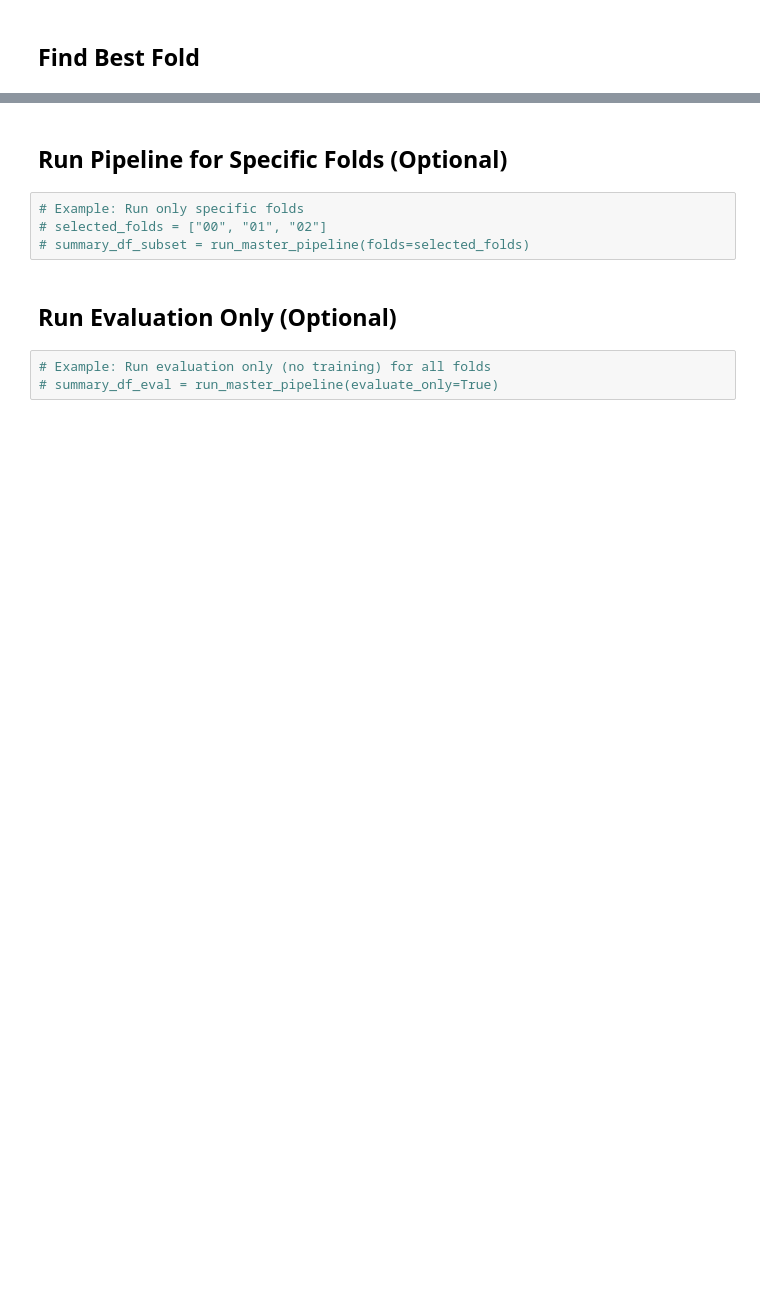
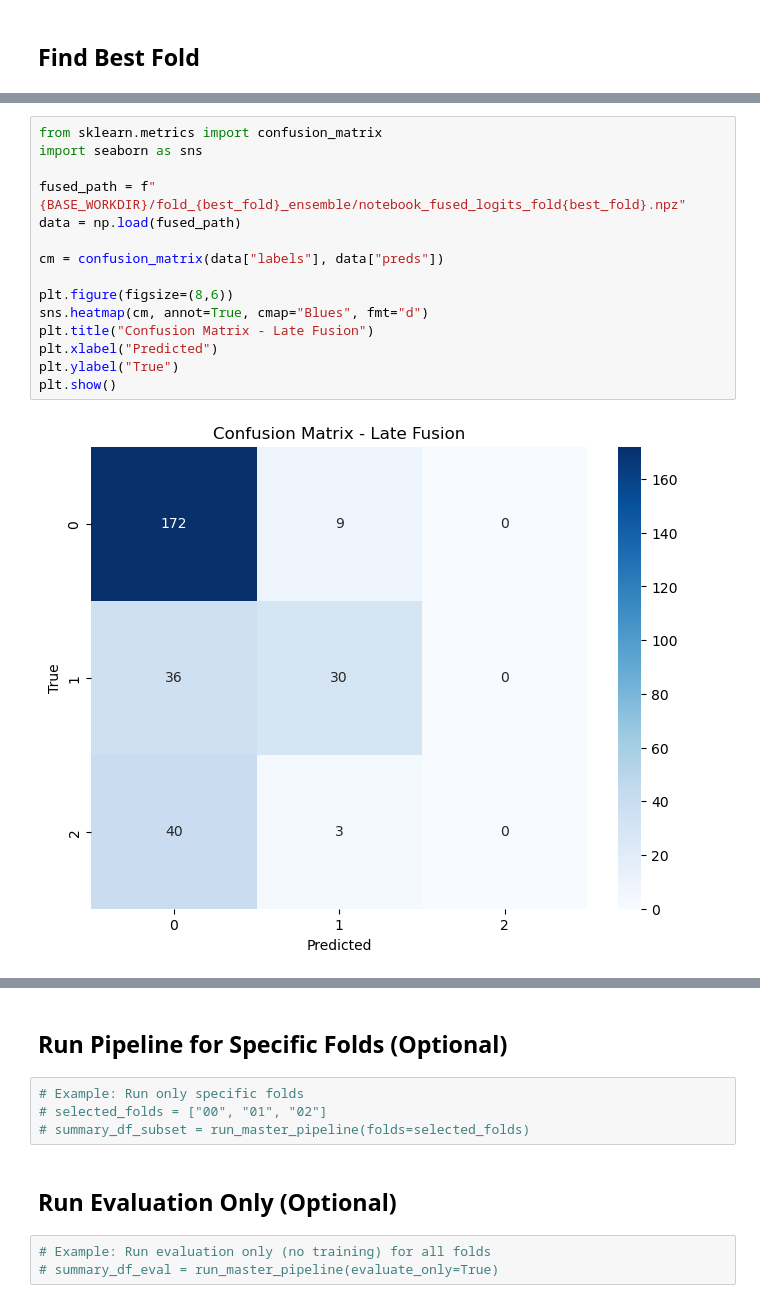
Before and after one commit to alexeiddg/mpgcn-playground-scenes, a Jupyter notebook: automated_fusion_pipeline_v2.ipynb, the cells around one changed output, grey strips where cells are left out. Saved outputs shown, nothing was run; the diff lists cells and outputs as text; blank space fills up the shorter version.

```diff
--- a/automated_fusion_pipeline_v2.ipynb
+++ b/automated_fusion_pipeline_v2.ipynb
@@ -634,0 +776,17 @@ print(f"  Fusion: {BASE_WORKDIR}/fold_{best_fold}_ensemble/fused_score_eval_fold
+# %%
+from sklearn.metrics import confusion_matrix
+import seaborn as sns
+
+fused_path = f"{BASE_WORKDIR}/fold_{best_fold}_ensemble/notebook_fused_logits_fold{best_fold}.npz"
+data = np.load(fused_path)
+
+cm = confusion_matrix(data["labels"], data["preds"])
+
+plt.figure(figsize=(8,6))
+sns.heatmap(cm, annot=True, cmap="Blues", fmt="d")
+plt.title("Confusion Matrix - Late Fusion")
+plt.xlabel("Predicted")
+plt.ylabel("True")
+plt.show()
+# %% [output]
+[figure, added]
```
Also changed, not shown: parts of 14 cells of this notebook, 8 other files.
